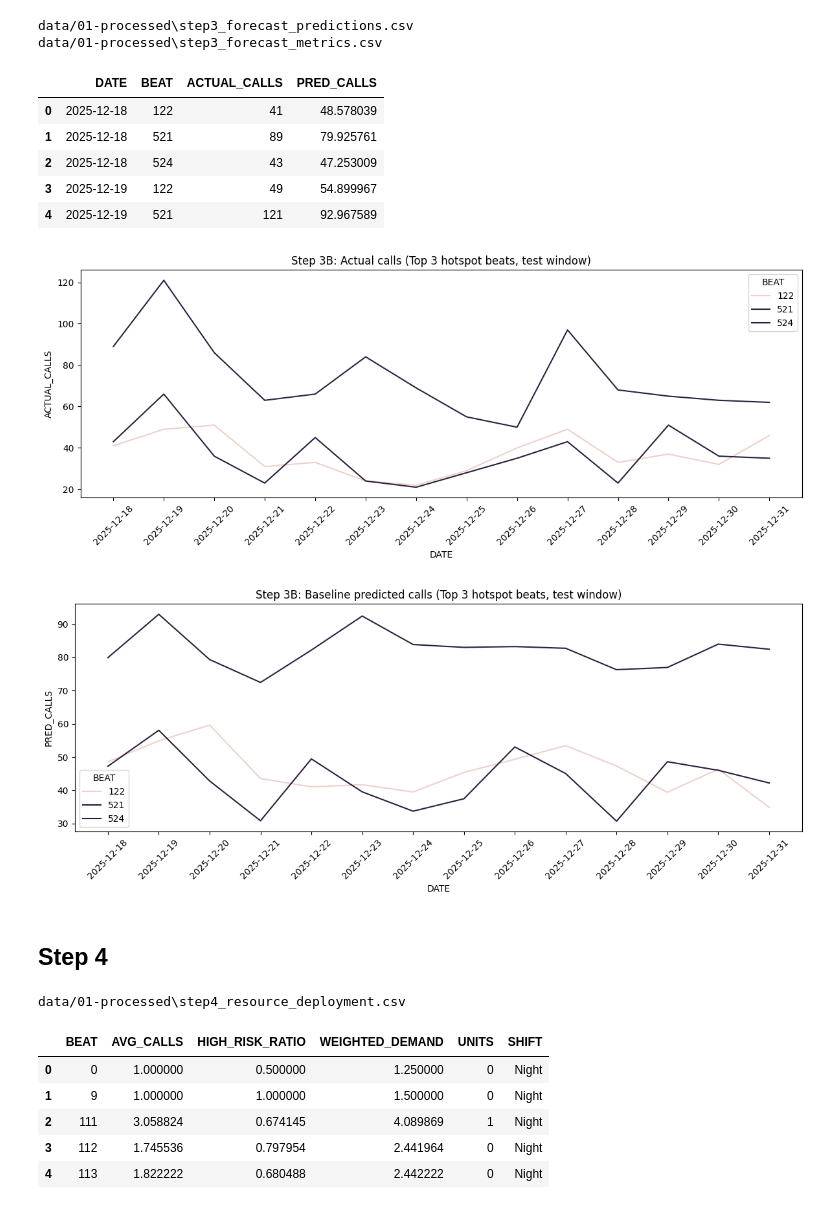
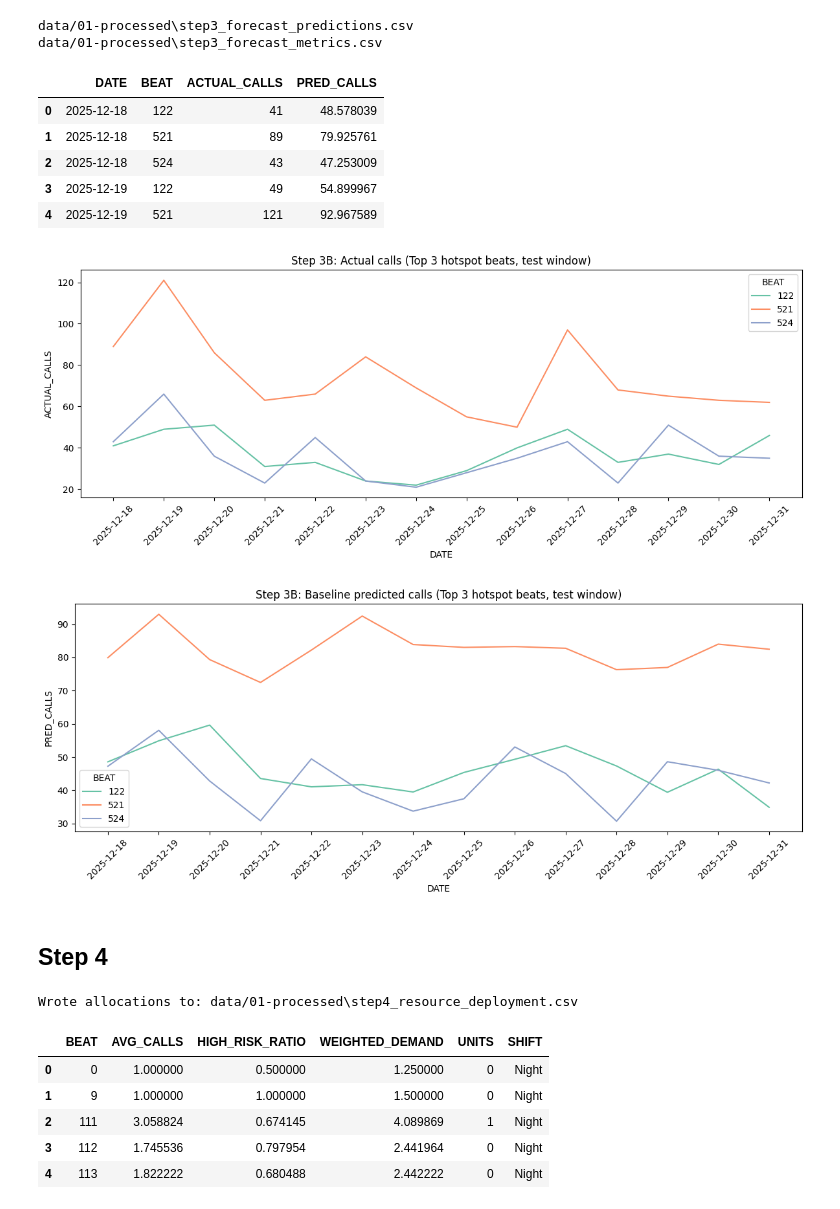
Before and after one commit to BJKin/Analytics-Driven-Resource-Deployment-for-San-Diego-Emergency-Services, a Jupyter notebook: data_pipeline.ipynb, the cells around one changed output. Cells and saved outputs as stored; diff of their text form; code cells hidden in the pictures.

```diff
--- a/data_pipeline.ipynb
+++ b/data_pipeline.ipynb
@@ -256,42 +256,44 @@ data/01-processed\step3_forecast_metrics.csv
 # %%
 top_beats = list(beat_counts.head(3).index)
 viz = pred_df[pred_df['BEAT'].isin(top_beats)].copy()
 viz_agg = viz.groupby(['DATE','BEAT'])[['ACTUAL_CALLS','PRED_CALLS']].sum().reset_index()
 display(viz_agg.head())
 
 plt.figure(figsize=(12,5))
-sns.lineplot(data=viz_agg, x='DATE', y='ACTUAL_CALLS', hue='BEAT', legend=True)
+sns.lineplot(data=viz_agg, x='DATE', y='ACTUAL_CALLS', hue='BEAT', legend=True, palette="Set2")
 plt.xticks(rotation=45)
 plt.title('Step 3B: Actual calls (Top 3 hotspot beats, test window)')
 plt.tight_layout()
 plt.show()
 
 plt.figure(figsize=(12,5))
-sns.lineplot(data=viz_agg, x='DATE', y='PRED_CALLS', hue='BEAT', legend=True)
+sns.lineplot(data=viz_agg, x='DATE', y='PRED_CALLS', hue='BEAT', legend=True, palette="Set2")
 plt.xticks(rotation=45)
 plt.title('Step 3B: Baseline predicted calls (Top 3 hotspot beats, test window)')
 plt.tight_layout()
 plt.show()
 # %% [output]
 |  | DATE | BEAT | ACTUAL_CALLS | PRED_CALLS |
 | 0 | 2025-12-18 | 122 | 41 | 48.578039 |
 | 1 | 2025-12-18 | 521 | 89 | 79.925761 |
 | 2 | 2025-12-18 | 524 | 43 | 47.253009 |
 | 3 | 2025-12-19 | 122 | 49 | 54.899967 |
 | 4 | 2025-12-19 | 521 | 121 | 92.967589 |
-[figure, old version]
+[figure, new version]
-[figure, old version]
+[figure, new version]
 # %% [markdown]
 ## Step 4
 # %%
+import modules.step4_scenario_analysis as step4
+
 alloc_df = step4_resource_deployment(df_v2, total_units=50, high_risk_weight=1.5)
 alloc_path = os.path.join(OUT_DIR, "step4_resource_deployment.csv")
 alloc_df.to_csv(alloc_path, index=False)
 
-print(alloc_path)
+print(f"Wrote allocations to: {alloc_path}")
 display(alloc_df.head())
 # %% [output]
-data/01-processed\step4_resource_deployment.csv
+Wrote allocations to: data/01-processed\step4_resource_deployment.csv
 |  | BEAT | AVG_CALLS | HIGH_RISK_RATIO | WEIGHTED_DEMAND | UNITS | SHIFT |
 | 0 | 0 | 1.000000 | 0.500000 | 1.250000 | 0 | Night |
 | 1 | 9 | 1.000000 | 1.000000 | 1.500000 | 0 | Night |
```
Also changed, not shown: parts of 3 cells of this notebook, 1 other file.
